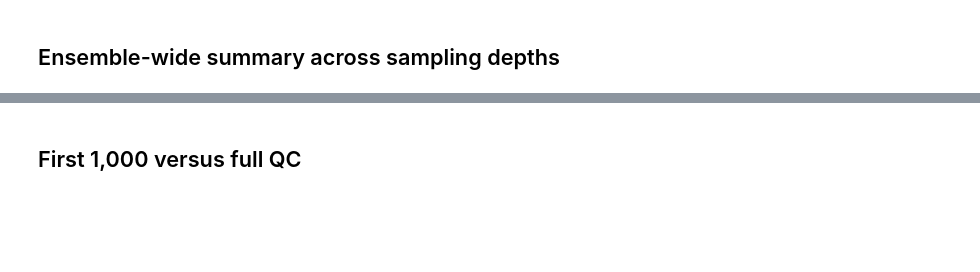
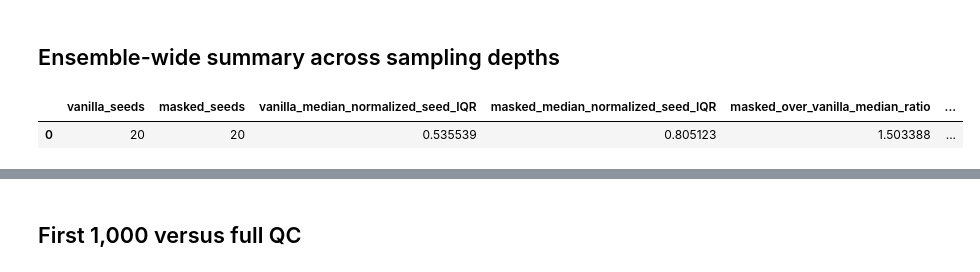
Before and after one commit to adrishg/vgci_mutants, a Jupyter notebook: kv21/Kv21_L403A_all_distance_sampling_analysis.ipynb, the cells around one changed output, grey strips where cells are left out. Cells and saved outputs as stored; diff of their text form; code cells hidden in the pictures; blank space fills up the shorter version.

```diff
--- a/kv21/Kv21_L403A_all_distance_sampling_analysis.ipynb
+++ b/kv21/Kv21_L403A_all_distance_sampling_analysis.ipynb
@@ -41,6 +57,11 @@ findfont: Failed to find font weight semibold, now using 700.
 }
 # %% [markdown]
 ## Ensemble-wide summary across sampling depths
+# %%
+display(pd.read_csv(TAB/'l403a_first100_seed_level_global_breadth_summary.csv'))
+# %% [output]
+|  | vanilla_seeds | masked_seeds | vanilla_median_normalized_seed_IQR | masked_median_normalized_seed_IQR | masked_over_vanilla_median_ratio | ... |
+| 0 | 20 | 20 | 0.535539 | 0.805123 | 1.503388 | ... |
 # %%
 display(pd.read_csv(TAB/'l403a_all_distance_sampling_summary.csv')); display(Image(filename=str(FIG/'all_distance_breadth_fraction_by_depth.png')))
 # %% [output]
```
Also changed, not shown: parts of 8 cells of this notebook, 45 other files.
